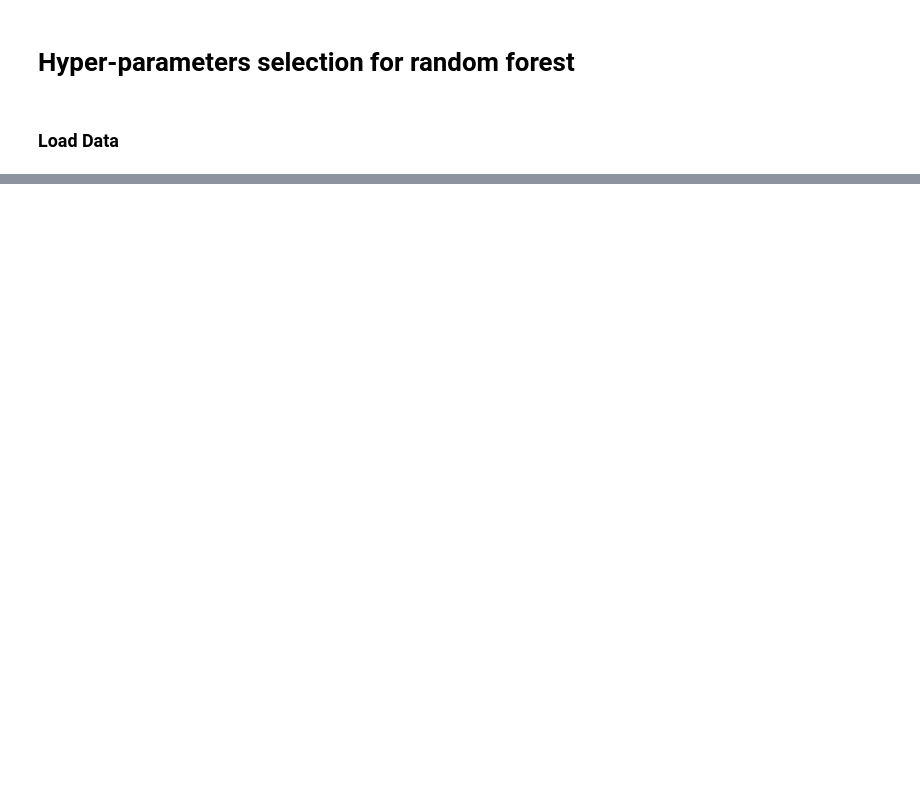
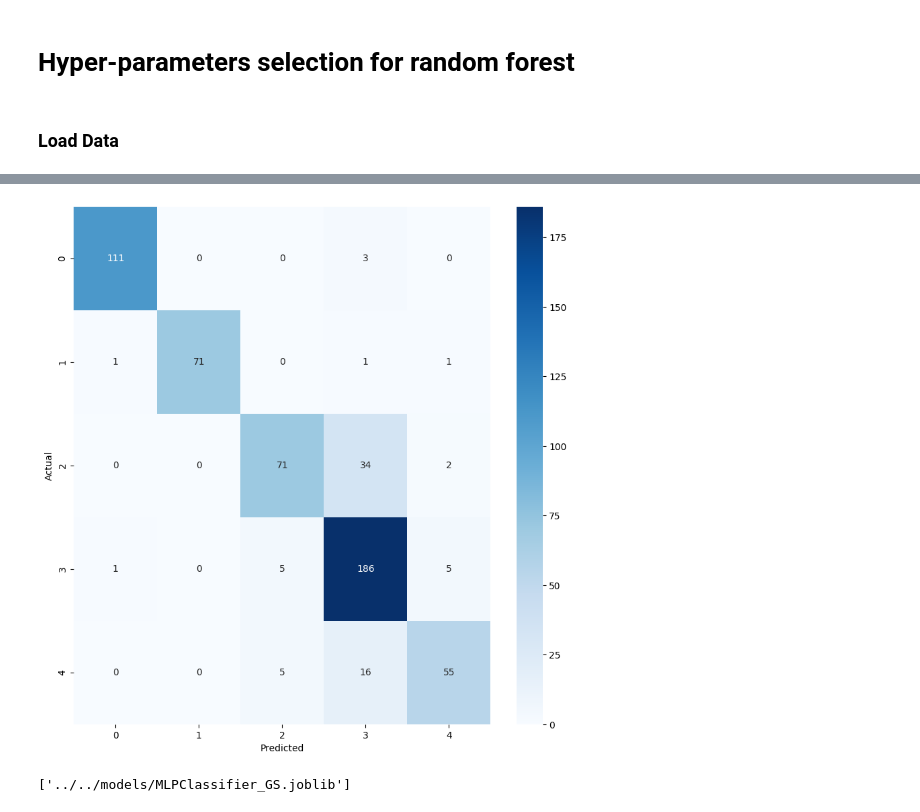
Before and after one commit to DavideLigari01/advanced-biomedical-project, a Jupyter notebook: notebooks/models/best_model_selection.ipynb, the cells around one changed output, grey strips where cells are left out. Saved outputs shown, nothing was run; the diff lists cells and outputs as text; code cells hidden in the pictures; blank space fills up the shorter version.

```diff
--- a/notebooks/models/best_model_selection.ipynb
+++ b/notebooks/models/best_model_selection.ipynb
@@ -13,6 +13,12 @@ import seaborn as sns
 # %%
 # paths the features
-FEATURES_DIR = "../../features/"
+# features
+FEATURES_BASE = "../../features/"
+FEATURES_DIR = FEATURES_BASE + 'balanced/both/'
+
+# Models
 MODELS_DIR = "../../models/"
+MODELS_RESULTS = MODELS_DIR + "results/"
+NAME = 'full_data_filtered_2s_4000hz_25mfcc_12chroma_1cqt_0rms_1zcr_0sc_0sb_0sr_.npy'
 # %% [markdown]
 ### Load Data
@@ -140,0 +25,6 @@ Fitting 3 folds for each of 1440 candidates, totalling 4320 fits
+# %%
+data = np.load(FEATURES_DIR + NAME, allow_pickle=True).item()
+X_train = data['train']['X']
+y_train = data['train']['y']
+X_test = data['test']['X']
+y_test = data['test']['y']
@@ -140,0 +176,15 @@ Fitting 3 folds for each of 1440 candidates, totalling 4320 fits
+# %%
+# plot confusion matrix
+cm = confusion_matrix(y_test, y_pred)
+plt.figure(figsize=(10, 10))
+sns.heatmap(cm, annot=True, fmt="d", cmap="Blues")
+plt.xlabel("Predicted")
+plt.ylabel("Actual")
+plt.show()
+
+# Save the model
+MODEL_NAME = "MLPClassifier_GS"
+joblib.dump(gs.best_estimator_, MODELS_DIR + MODEL_NAME + ".joblib")
+# %% [output]
+[figure, added]
+['../../models/MLPClassifier_GS.joblib']
```
Also changed, not shown: parts of 6 cells of this notebook, 1 other file.
